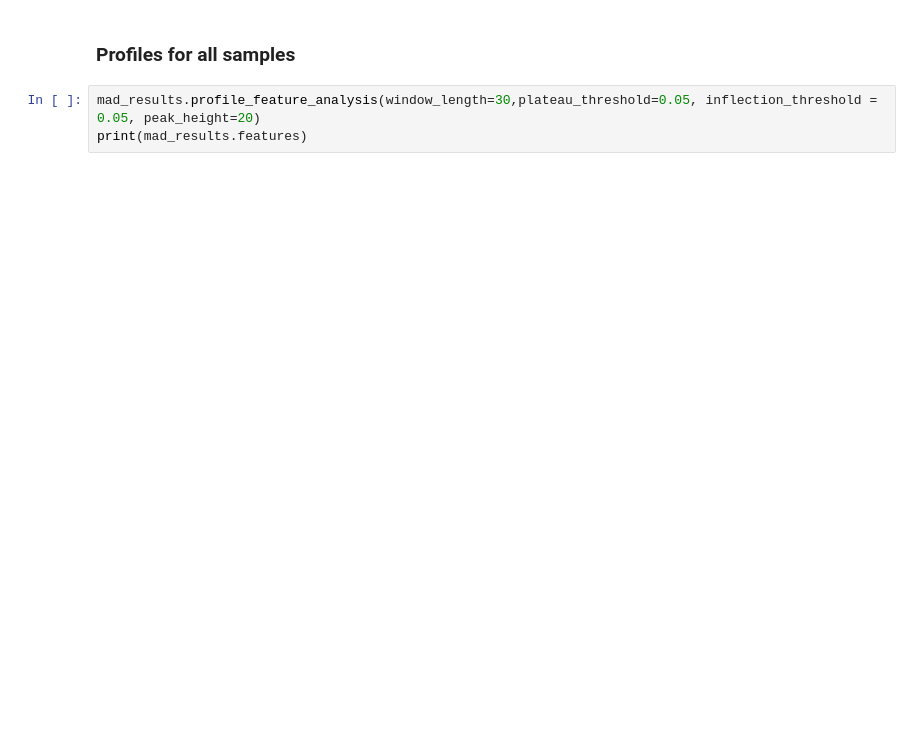
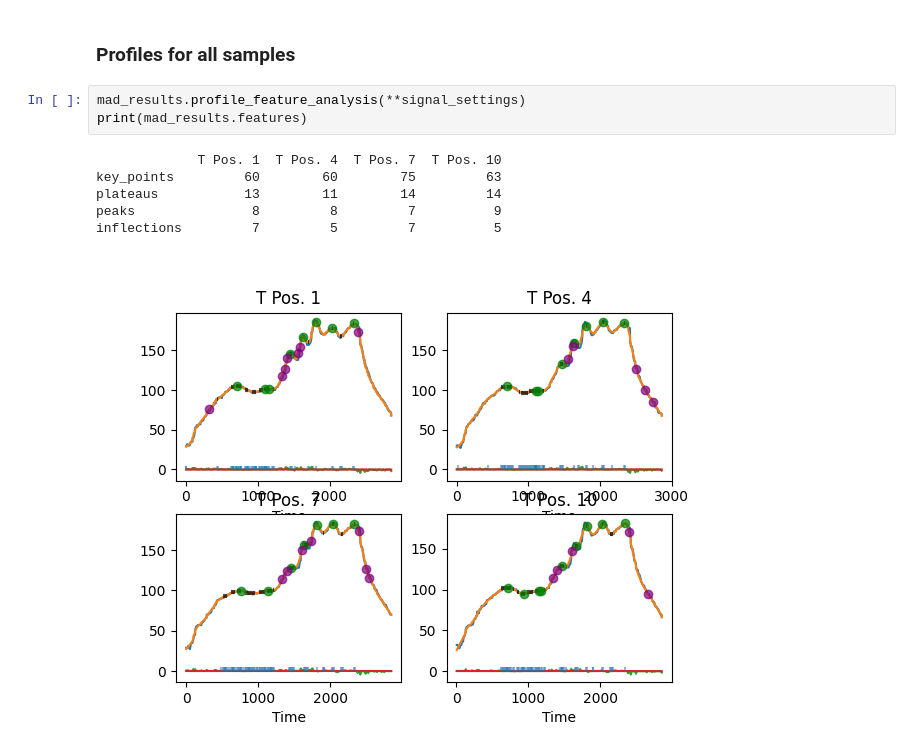
Before and after one commit to AgentschapPlantentuinMeise/MeiseCSI, a Jupyter notebook: notebooks/MAD_run.ipynb, the cells around one changed output. Cells and saved outputs as stored; diff of their text form; blank space fills up the shorter version.

```diff
--- a/notebooks/MAD_run.ipynb
+++ b/notebooks/MAD_run.ipynb
@@ -156,5 +176,12 @@ sample_data, ax = mad_results.identify_profile_features('T Pos. 1',window_length
 # %% [markdown]
 ### Profiles for all samples
 # %%
-mad_results.profile_feature_analysis(window_length=30,plateau_threshold=0.05, inflection_threshold = 0.05, peak_height=20)
+mad_results.profile_feature_analysis(**signal_settings)
 print(mad_results.features)
+# %% [output]
+             T Pos. 1  T Pos. 4  T Pos. 7  T Pos. 10
+key_points         60        60        75         63
+plateaus           13        11        14         14
+peaks               8         8         7          9
+inflections         7         5         7          5
+[figure, added]
```
Also changed, not shown: parts of 5 cells of this notebook.
